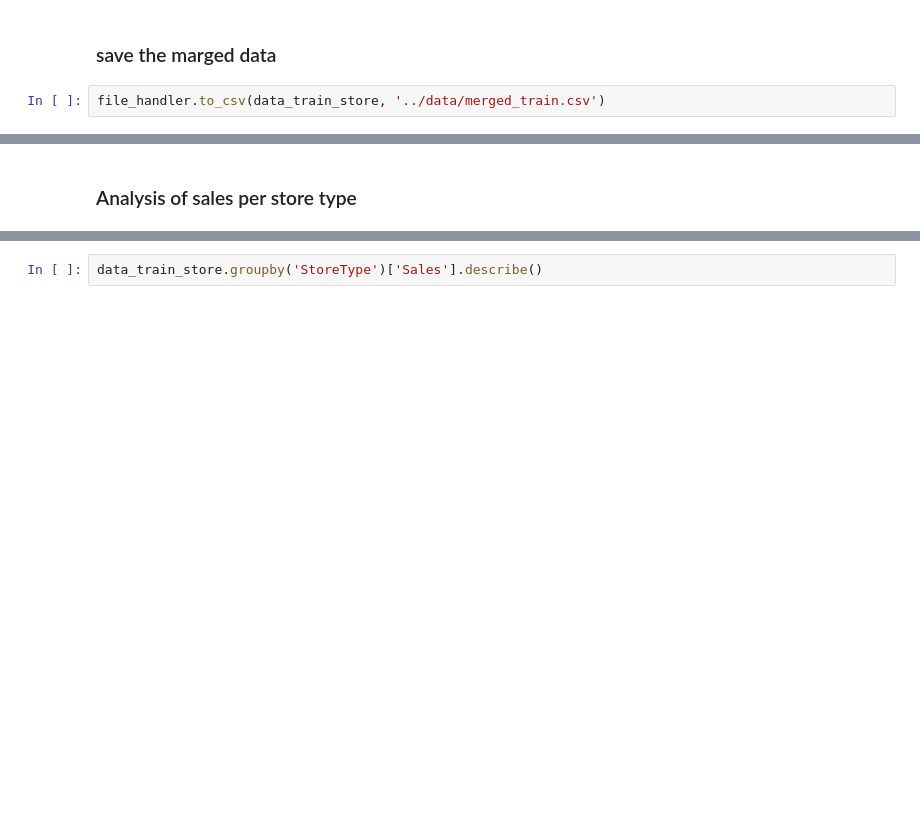
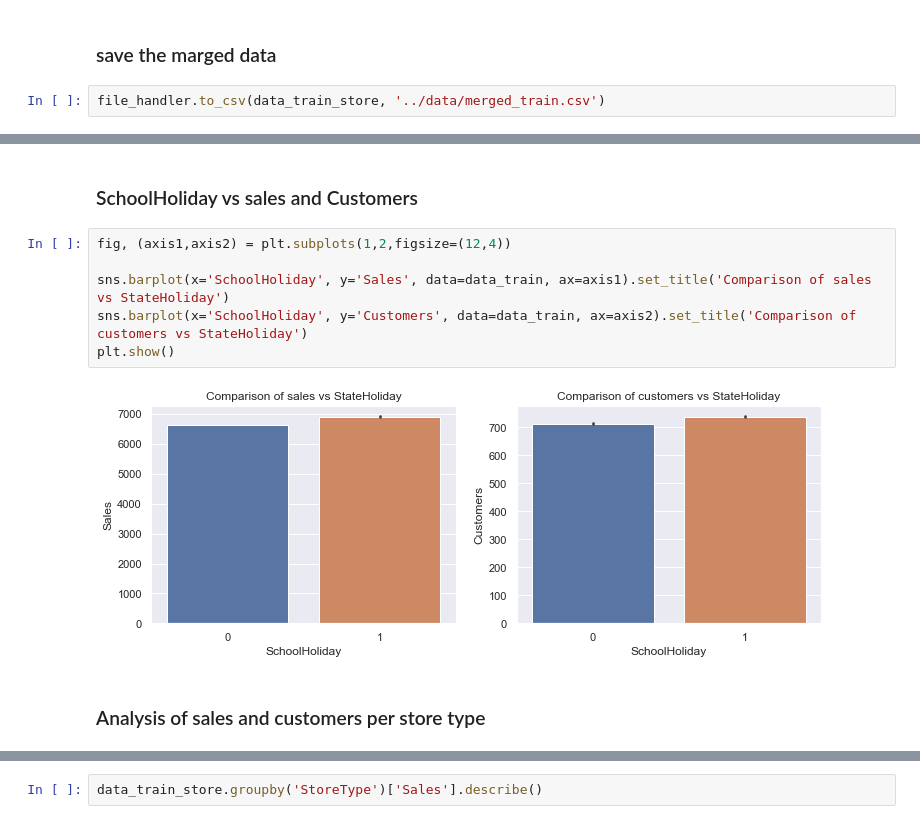
Before and after one commit to Samrawit02/Pharmaceutical-Sales-prediction, a Jupyter notebook: notebook/EDA.ipynb, the cells around one changed output, grey strips where cells are left out. Saved outputs shown, nothing was run; the diff lists cells and outputs as text; blank space fills up the shorter version.

```diff
--- a/notebook/EDA.ipynb
+++ b/notebook/EDA.ipynb
@@ -638,2 +734,12 @@ file_handler.to_csv(data_train_store, '../data/merged_train.csv')
+# %% [markdown]
+### SchoolHoliday vs sales and Customers
+# %%
+fig, (axis1,axis2) = plt.subplots(1,2,figsize=(12,4))
+
+sns.barplot(x='SchoolHoliday', y='Sales', data=data_train, ax=axis1).set_title('Comparison of sales vs StateHoliday')
+sns.barplot(x='SchoolHoliday', y='Customers', data=data_train, ax=axis2).set_title('Comparison of customers vs StateHoliday')
+plt.show()
+# %% [output]
+[figure, added]
 # %% [markdown]
-### Analysis of sales per store type
+### Analysis of sales  and customers per store type
```
Also changed, not shown: parts of 62 cells of this notebook, 1 other file.
